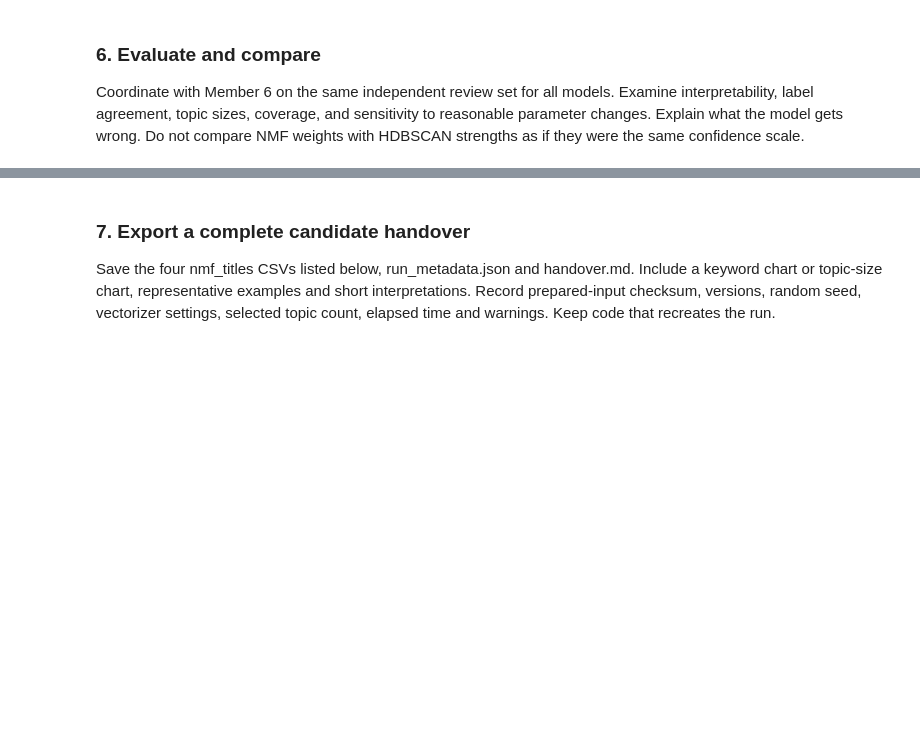
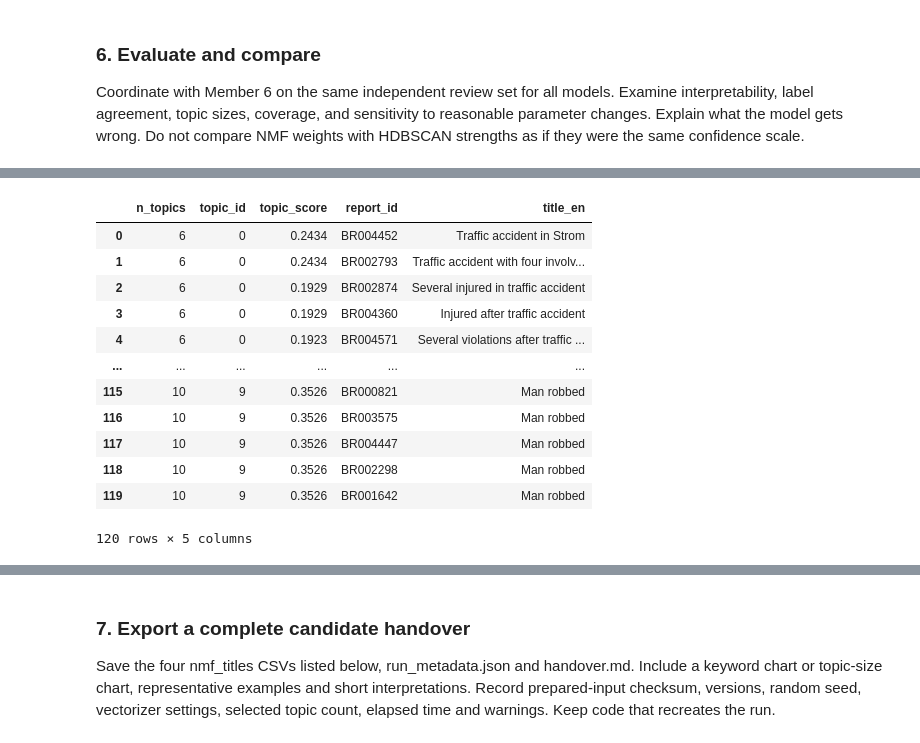
Before and after one commit to mshongwe775/bremen-crime-data-analytics, a Jupyter notebook: team_notebooks/02_title_topic_modeling.ipynb, the cells around one changed output, grey strips where cells are left out. Saved outputs shown, nothing was run; the diff lists cells and outputs as text; code cells hidden in the pictures; blank space fills up the shorter version.

```diff
--- a/team_notebooks/02_title_topic_modeling.ipynb
+++ b/team_notebooks/02_title_topic_modeling.ipynb
@@ -134,0 +1375,76 @@ Coordinate with Member 6 on the same independent review set for all models. Exam
+# %%
+
+# Step 6B: Inspect representative titles across candidate models
+
+
+import numpy as np
+import pandas as pd
+
+sample_rows = []
+
+# Identify reports with at least one non-zero TF-IDF feature.
+usable_mask = np.asarray(
+    final_tfidf_matrix.getnnz(axis=1)
+).ravel() > 0
+
+# Keep the report rows aligned with the TF-IDF matrix.
+usable_reports = model_reports.loc[usable_mask].reset_index(drop=True)
+
+for n_topics, model in final_nmf_models.items():
+    document_topic_matrix = final_nmf_results[n_topics][
+        "document_topic_matrix"
+    ]
+
+    # Keep only reports with usable title features.
+    usable_scores = document_topic_matrix[usable_mask]
+
+    # Each report is assigned to the topic with its highest score.
+    assigned_topic_ids = usable_scores.argmax(axis=1)
+
+    for topic_id in range(n_topics):
+
+        # Only consider reports actually assigned to this topic.
+        topic_positions = np.where(
+            assigned_topic_ids == topic_id
+        )[0]
+
+        # Rank those reports by their score for this topic.
+        ranked_positions = topic_positions[
+            np.argsort(
+                usable_scores[topic_positions, topic_id]
+            )[::-1]
+        ][:5]
+
+        for position in ranked_positions:
+            sample_rows.append({
+                "n_topics": n_topics,
+                "topic_id": topic_id,
+                "topic_score": round(
+                    float(usable_scores[position, topic_id]), 4
+                ),
+                "report_id": usable_reports.iloc[position]["report_id"],
+                "title_en": usable_reports.iloc[position]["title_en"]
+            })
+
+representative_titles_df = pd.DataFrame(sample_rows)
+
+display(
+    representative_titles_df.sort_values(
+        ["n_topics", "topic_id", "topic_score"],
+        ascending=[True, True, False]
+    ).reset_index(drop=True)
+)
+# %% [output]
+|  | n_topics | topic_id | topic_score | report_id | title_en |
+| 0 | 6 | 0 | 0.2434 | BR004452 | Traffic accident in Strom |
+| 1 | 6 | 0 | 0.2434 | BR002793 | Traffic accident with four involv... |
+| 2 | 6 | 0 | 0.1929 | BR002874 | Several injured in traffic accident |
+| 3 | 6 | 0 | 0.1929 | BR004360 | Injured after traffic accident |
+| 4 | 6 | 0 | 0.1923 | BR004571 | Several violations after traffic ... |
+| ... | ... | ... | ... | ... | ... |
+| 115 | 10 | 9 | 0.3526 | BR000821 | Man robbed |
+| 116 | 10 | 9 | 0.3526 | BR003575 | Man robbed |
+| 117 | 10 | 9 | 0.3526 | BR004447 | Man robbed |
+| 118 | 10 | 9 | 0.3526 | BR002298 | Man robbed |
+| 119 | 10 | 9 | 0.3526 | BR001642 | Man robbed |
+120 rows × 5 columns
```
Also changed, not shown: parts of 54 cells of this notebook, 7 other files.
